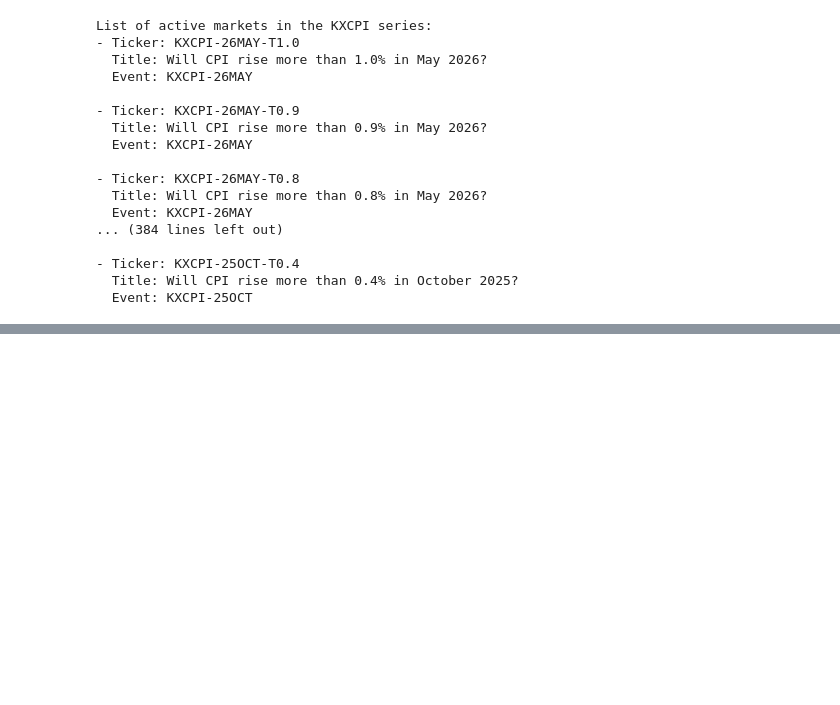
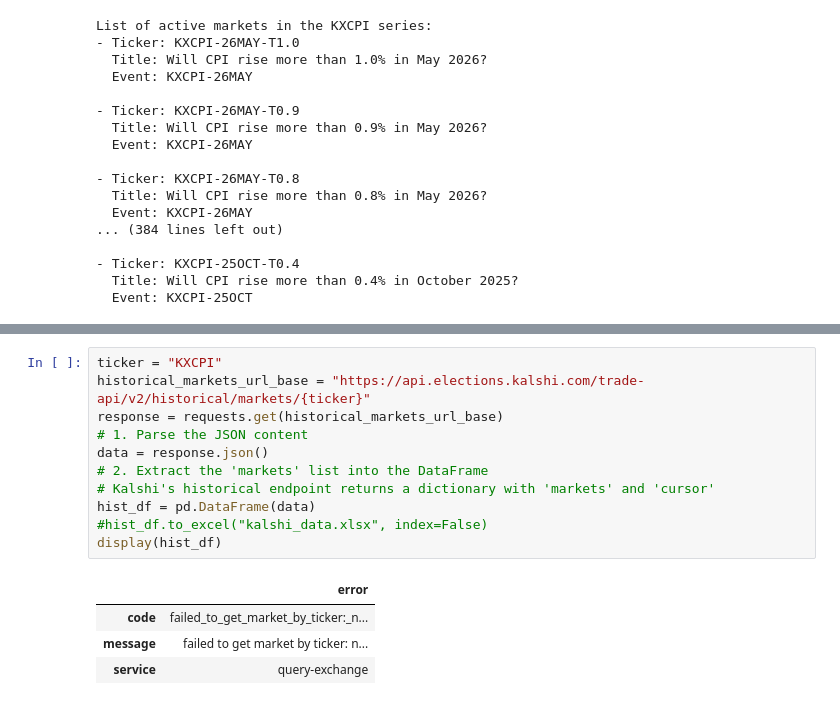
Before and after one commit to hunsec/Kalshi_economics, a Jupyter notebook: notebooks/Kalshi_API.ipynb, the cells around one changed output, grey strips where cells are left out. Saved outputs shown, nothing was run; the diff lists cells and outputs as text; blank space fills up the shorter version.

```diff
--- a/notebooks/Kalshi_API.ipynb
+++ b/notebooks/Kalshi_API.ipynb
@@ -265,0 +294,16 @@ else:
+# %%
+ticker = "KXCPI"
+historical_markets_url_base = "https://api.elections.kalshi.com/trade-api/v2/historical/markets/{ticker}"
+response = requests.get(historical_markets_url_base)
+# 1. Parse the JSON content
+data = response.json()
+# 2. Extract the 'markets' list into the DataFrame
+# Kalshi's historical endpoint returns a dictionary with 'markets' and 'cursor'
+hist_df = pd.DataFrame(data)
+#hist_df.to_excel("kalshi_data.xlsx", index=False)
+display(hist_df)
+# %% [output]
+|  | error |
+| code | failed_to_get_market_by_ticker:_n... |
+| message | failed to get market by ticker: n... |
+| service | query-exchange |
```
Also changed, not shown: parts of 7 cells of this notebook, 17 other files.
